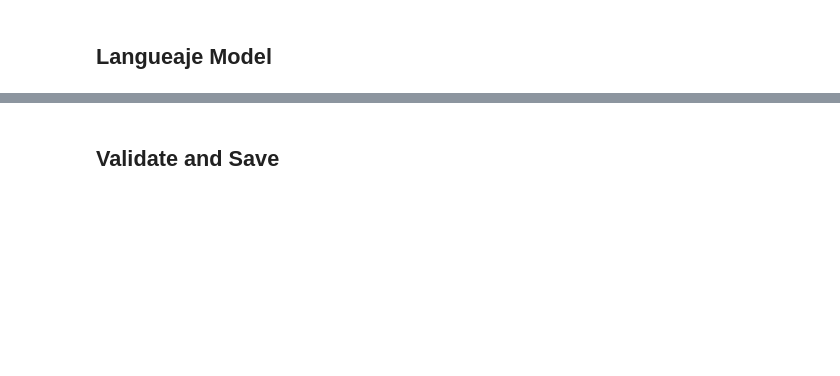
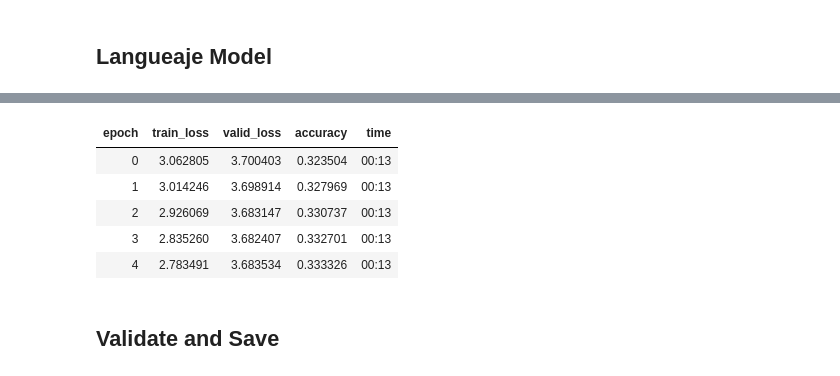
Before and after one commit to roicort/SARII, a Jupyter notebook: SARII.ipynb, the cells around one changed output, grey strips where cells are left out. Cells and saved outputs as stored; diff of their text form; code cells hidden in the pictures; blank space fills up the shorter version.

```diff
--- a/SARII.ipynb
+++ b/SARII.ipynb
@@ -71,5 +135,12 @@ learn_lm.lr_find(); learn_lm.recorder.plot(skip_end=15)
 # %%
-learn_lm.fit_one_cycle(5, 1e-6, moms=(0.8,0.7))
+learn_lm.fit_one_cycle(5, 1e-3, moms=(0.8,0.7))
+# %% [output]
+| epoch | train_loss | valid_loss | accuracy | time |
+| 0 | 3.062805 | 3.700403 | 0.323504 | 00:13 |
+| 1 | 3.014246 | 3.698914 | 0.327969 | 00:13 |
+| 2 | 2.926069 | 3.683147 | 0.330737 | 00:13 |
+| 3 | 2.835260 | 3.682407 | 0.332701 | 00:13 |
+| 4 | 2.783491 | 3.683534 | 0.333326 | 00:13 |
 # %% [markdown]
 ## Validate and Save
 # %%
```
Also changed, not shown: parts of 16 cells of this notebook.
